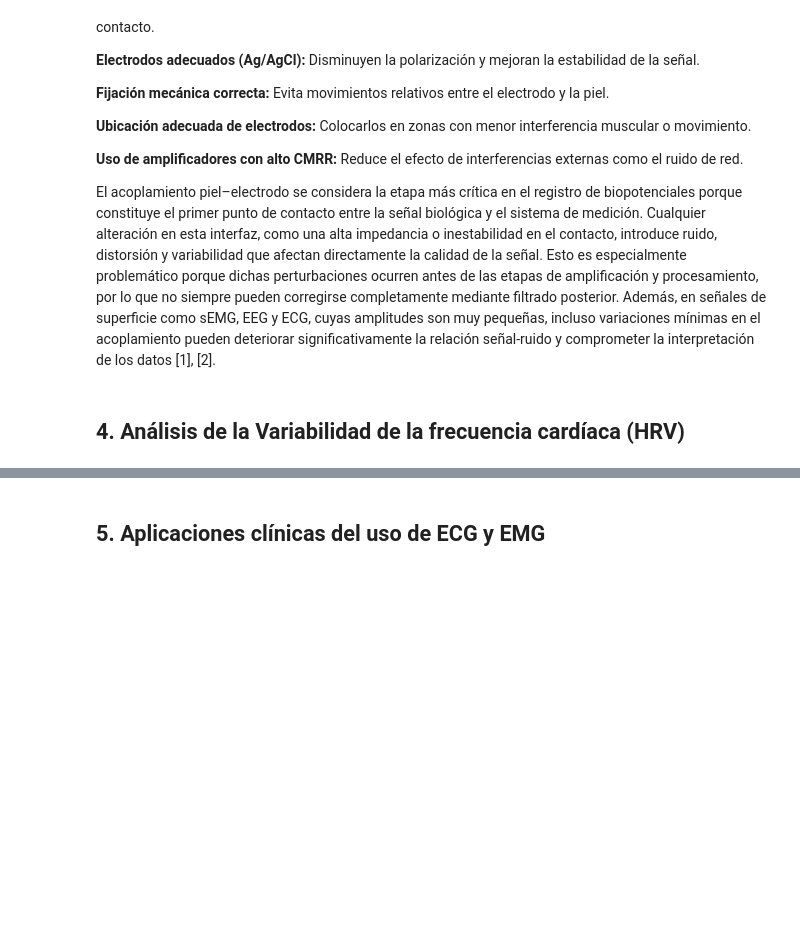
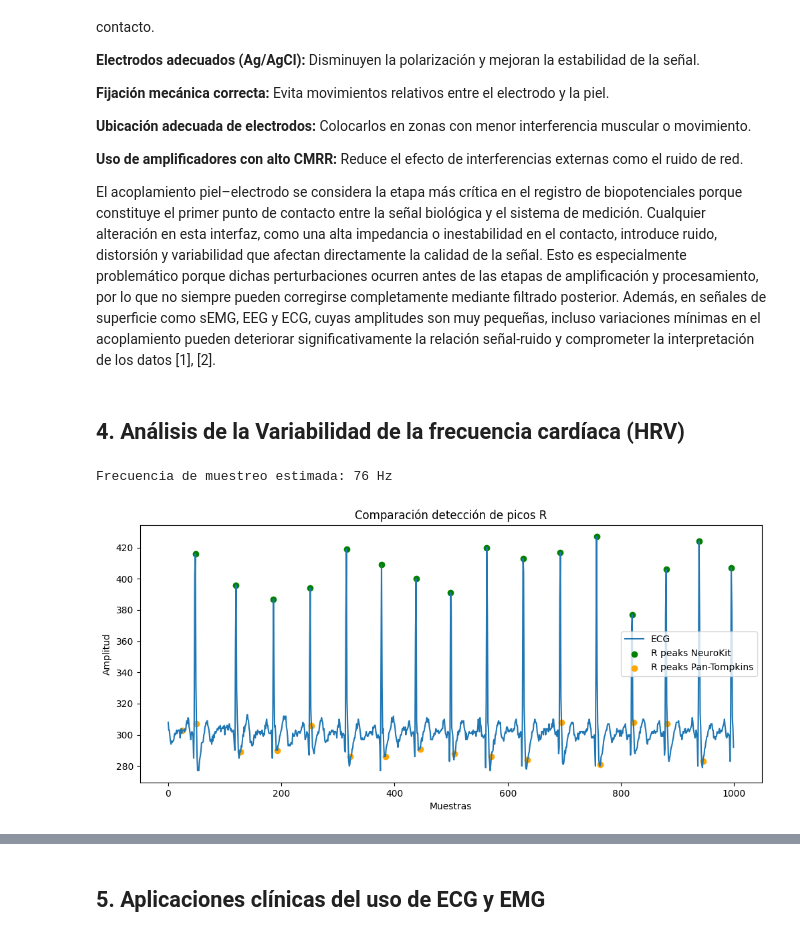
Before and after one commit to decagsito/Biosenales_20261, a Jupyter notebook: Practica_4.ipynb, the cells around one changed output, grey strips where cells are left out. Saved outputs shown, nothing was run; the diff lists cells and outputs as text; code cells hidden in the pictures; blank space fills up the shorter version.

```diff
--- a/Practica_4.ipynb
+++ b/Practica_4.ipynb
@@ -75,4 +74,44 @@ El acoplamiento piel–electrodo se considera la etapa más crítica en el regis
 # %% [markdown]
 ## 4. Análisis de la Variabilidad de la frecuencia cardíaca (HRV)
 # %%
-# codigo
+import pandas as pd
+import numpy as np
+import matplotlib.pyplot as plt
+import neurokit2 as nk
+from ecgdetectors import Detectors
+
+Ruta_archivo = r"C:\UdeA\Semestre 20261\Bioseñales\Practica adquisicion\ECG_DAVID.csv"
+
+df = pd.read_csv(Ruta_archivo, header=None) #Se lee el archivo, al no tener encabezado y ser una columna se pone header = None.
+
+# Se tomar la única columna que hay.
+ecg = df.iloc[:,0].values
+
+#Un gran problema en este caso es la frecuencia de muestro, la cual no sabemos, pero es posible obtenerla, con el
+#Numero de muestras y la duracion de la toma de muestras.
+duracion = 13  # segundos
+fs = int(len(ecg) / duracion)
+
+print("Frecuencia de muestreo estimada:", fs, "Hz")
+
+#Se procede a obtener los picos por NeuroKit
+signals, info = nk.ecg_process(ecg, sampling_rate=fs)
+rpeaks_neurokit = info["ECG_R_Peaks"] #Se detectan los picos R
+
+#Se procede a obtener los picos por Detectors
+detectors = Detectors(int(fs))
+rpeaks_detectors = detectors.pan_tompkins_detector(ecg) #Se detectan los picos R
+
+#Se realiza una grafica comparativa con el fin de mostrar que tan certeras son las funciones para detectar los picos R
+plt.figure(figsize=(12,5))
+plt.plot(ecg, label="ECG")
+plt.scatter(rpeaks_neurokit, ecg[rpeaks_neurokit], label="R peaks NeuroKit", color = 'green') #Los picos hallados por Neurokit en color verde
+plt.scatter(rpeaks_detectors, ecg[rpeaks_detectors], label="R peaks Pan-Tompkins",color = 'orange')#Los picos hallados por Detectors en color naranja
+plt.legend()
+plt.title("Comparación detección de picos R")
+plt.xlabel("Muestras")
+plt.ylabel("Amplitud")
+plt.show()
+# %% [output]
+Frecuencia de muestreo estimada: 76 Hz
+[figure, added]
```
Also changed, not shown: parts of 7 cells of this notebook.
